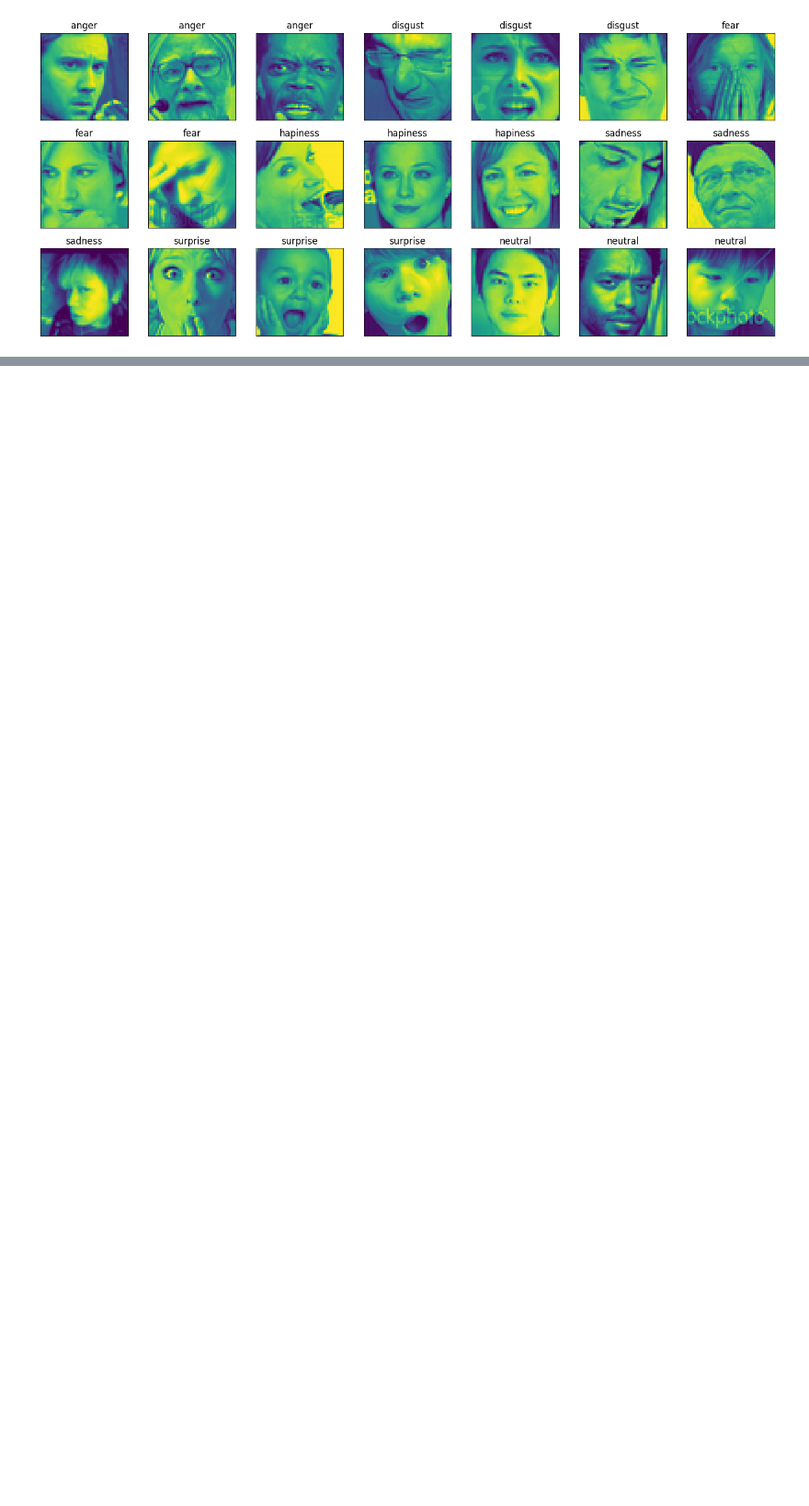
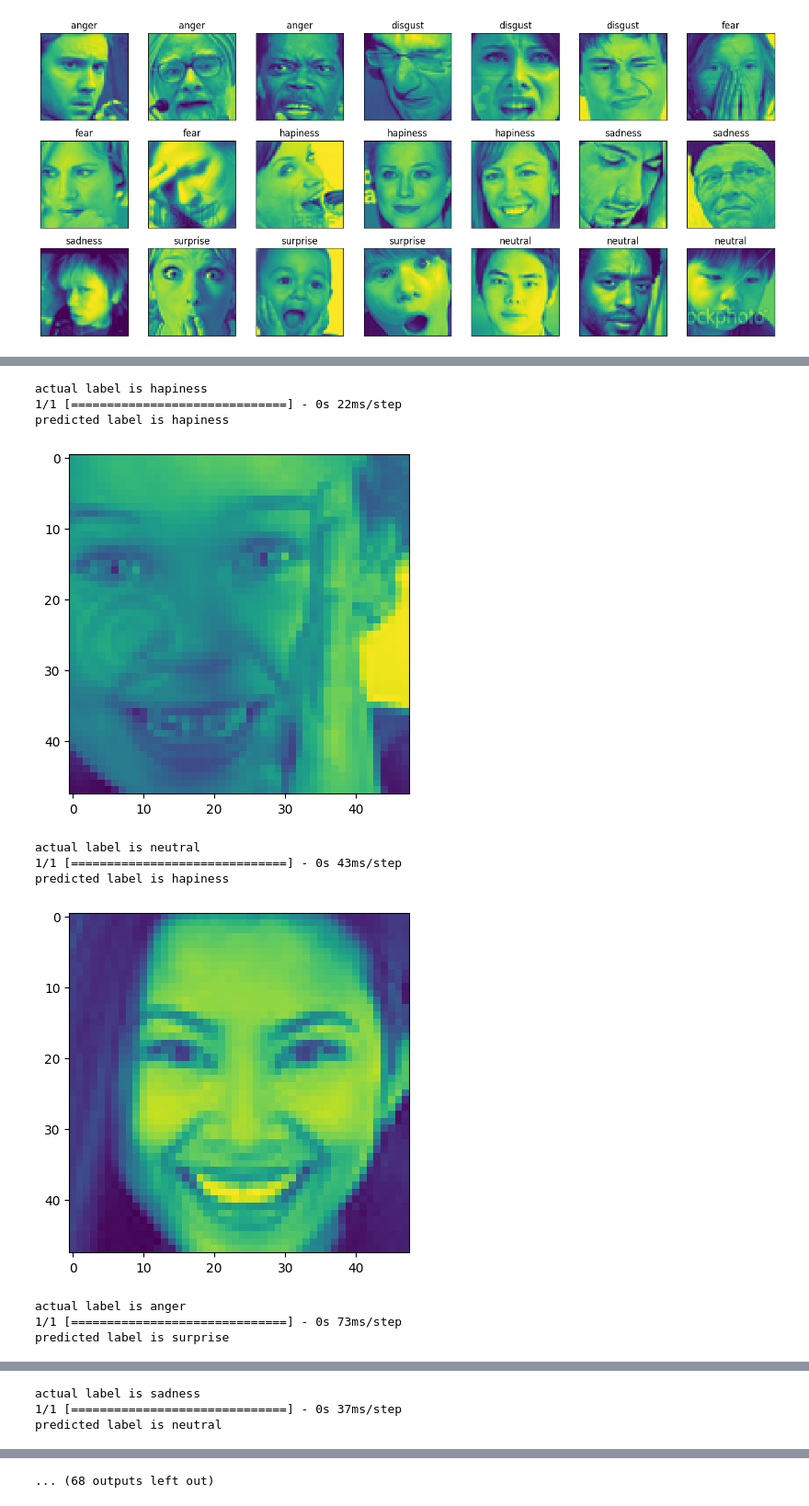
Before and after one commit to harshp1509/Facial-emotion-recognition-system-, a Jupyter notebook: Facial emotion recognition system.ipynb, the cells around one changed output, grey strips where cells are left out. Shown at 92% size. Saved outputs shown, nothing was run; the diff lists cells and outputs as text; code cells hidden in the pictures; blank space fills up the shorter version.

Commit message:
emotion detect in progress.

```diff
--- a/Facial emotion recognition system.ipynb
+++ b/Facial emotion recognition system.ipynb
@@ -351,19 +367,17 @@ for label in sorted(data.emotion.unique()):
 # %% [output]
 [figure]
 # %%
-# Preprocessing
-X = []
-Y = []
+train_data = data[data['Usage'] == 'Training']
+val_data = data[data['Usage'] == 'PublicTest']
+test_data = data[data['Usage'] == 'PrivateTest']
 
-for index, row in data.iterrows():
-    pixels = row['pixels'].split(' ')
-    X.append(np.array(pixels, dtype=np.float32).reshape(48, 48, 1))
-    Y.append(row['emotion'])
 
-X = np.array(X) / 255.0
-Y = np.array(Y)
+# Preprocess data
+X_train = np.array([np.fromstring(image, dtype=int, sep=' ') for image in train_data['pixels']])
+X_val = np.array([np.fromstring(image, dtype=int, sep=' ') for image in val_data['pixels']])
+X_test = np.array([np.fromstring(image, dtype=int, sep=' ') for image in test_data['pixels']])
+y_train = to_categorical(train_data['emotion'])
+y_val = to_categorical(val_data['emotion'])
+y_test = to_categorical(test_data['emotion'])
-# %%
-# Split data into train and test sets
-X_train, X_test, y_train, y_test = train_test_split(X, Y, test_size=0.2, random_state=42)
 # %%
 # Data augmentation
@@ -461,0 +493,3 @@ except:
+# %%
+loaded_model=load_model("emotion_model.h5")
+loss,accuracy=loaded_model.evaluate(X_test,y_test)
@@ -462,12 +506,23 @@ except:
 # %%
-final_model=tf.keras.model.load_model()
 from IPython.display import clear_output
 import time
 for k in range(40):
-    print(f'actual label is {label_totext[y_test[k]]}')
-    predicted_class=final_model.predict(tf.expand_dims(x_test[k],0)).argmax()
+    print(f'actual label is {label_to_text[y_test[k]]}')
+    predicted_class=loaded_model.predict(tf.expand_dims(X_test[k],0)).argmax()
     print(f'predicted label is {label_to_text[predicted_class]}')
-    pyplot.imshow(x_tes[k])
+    pyplot.imshow(X_test[k])
     pyplot.show()
     time.sleep(3)
     clear_output(wait=True)
+# %% [output]
+actual label is hapiness
+1/1 [==============================] - 0s 22ms/step
+predicted label is hapiness
+[figure, added]
+actual label is neutral
+1/1 [==============================] - 0s 43ms/step
+predicted label is hapiness
+[figure, added]
+actual label is anger
+1/1 [==============================] - 0s 73ms/step
+predicted label is surprise
@@ -473,0 +530,3 @@ for k in range(40):
+actual label is sadness
+1/1 [==============================] - 0s 37ms/step
+predicted label is neutral
@@ -473,0 +542 @@ for k in range(40):
+... (68 outputs left out)
```
Also changed, not shown: parts of 18 cells of this notebook.
